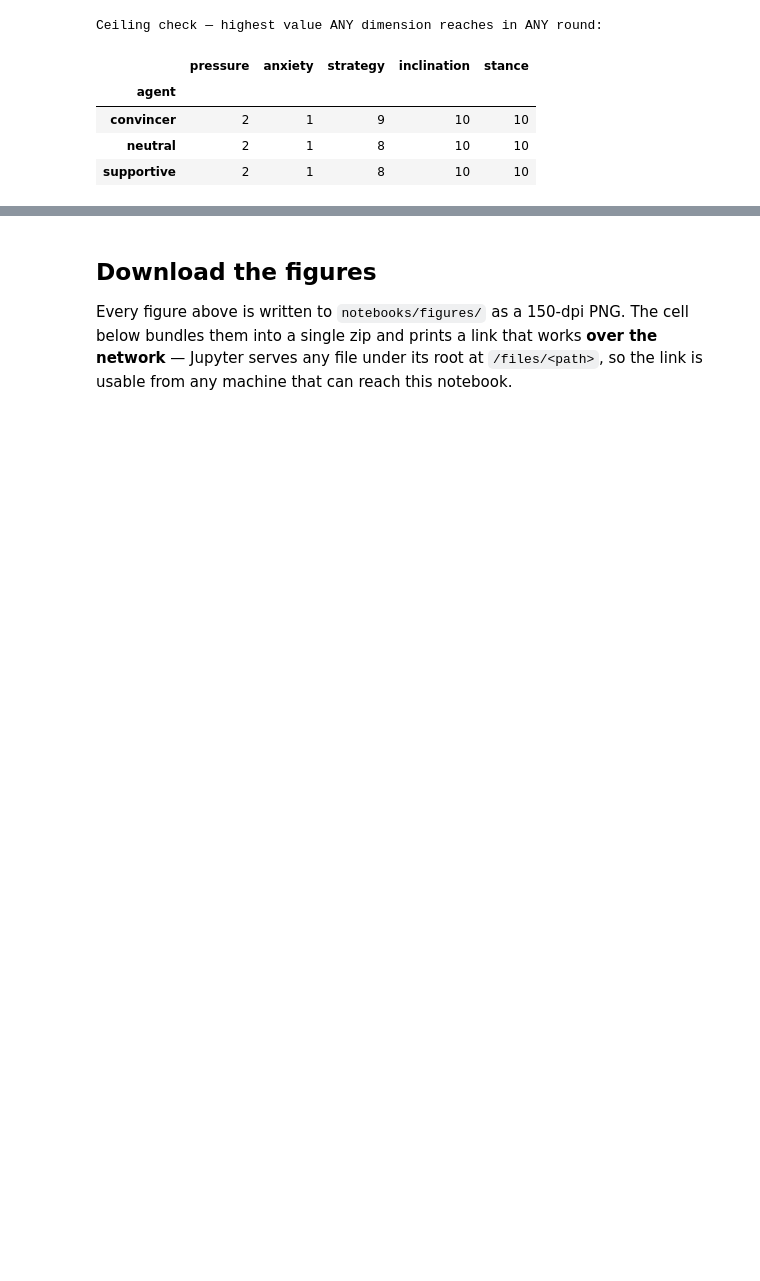
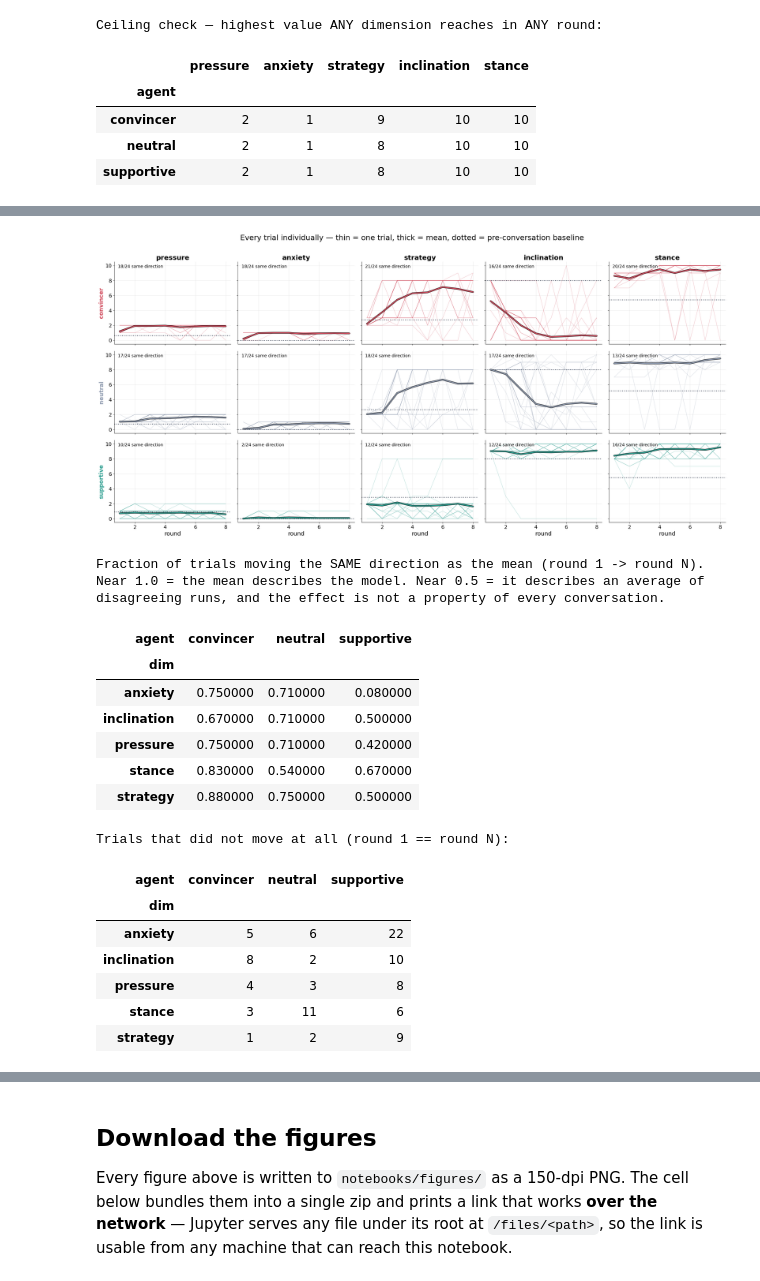
Before and after one commit to Ztgunderson/stance-drift, a Jupyter notebook: notebooks/agent_selfreport.ipynb, the cells around one changed output, grey strips where cells are left out. Cells and saved outputs as stored; diff of their text form; code cells hidden in the pictures; blank space fills up the shorter version.

```diff
--- a/notebooks/agent_selfreport.ipynb
+++ b/notebooks/agent_selfreport.ipynb
@@ -425,0 +436,67 @@ Ceiling check — highest value ANY dimension reaches in ANY round:
+# %%
+fig, axes = plt.subplots(len(AGENTS), 5, figsize=(25, 12), sharex=True, sharey=True)
+consist = []
+for r, a in enumerate(AGENTS):
+    sub = moment[moment.agent == a]
+    trials = sub.trial.unique()
+    for c, dim in enumerate(DIMS):
+        ax = axes[r][c]
+        for t in trials:                      # every trial, thin and translucent
+            tr = sub[sub.trial == t].sort_values("round")
+            ax.plot(tr["round"], tr[dim], color=ACOL[a], lw=1.0, alpha=.30,
+                    solid_capstyle="round")
+        m = sub.groupby("round")[dim].mean()
+        ax.plot(m.index, m.values, color="k", lw=4.5, solid_capstyle="round", zorder=5)
+        ax.plot(m.index, m.values, color=ACOL[a], lw=2.8, zorder=6)
+        b0 = base[base.agent == a][dim].mean()
+        ax.axhline(b0, color="#1b263b", ls=":", lw=2, alpha=.8)
+
+        # how many trials move the same way the mean does?
+        first = sub[sub["round"] == 1].set_index("trial")[dim]
+        last  = sub[sub["round"] == NROUND].set_index("trial")[dim]
+        common = first.index.intersection(last.index)
+        d = (last.loc[common] - first.loc[common]).astype(float)
+        mean_dir = np.sign(m.iloc[-1] - m.iloc[0])
+        agree = (np.sign(d) == mean_dir).sum() if mean_dir != 0 else (d == 0).sum()
+        consist.append(dict(agent=a, dim=dim, n=len(d), agree=int(agree),
+                            frac=agree/len(d), flat=int((d == 0).sum()),
+                            spread=float(d.max() - d.min())))
+        ax.set_ylim(-.5, 10.5)
+        if r == 0: ax.set_title(dim)
+        if c == 0: ax.set_ylabel(f"{a}", fontweight="bold", color=ACOL[a])
+        if r == len(AGENTS)-1: ax.set_xlabel("round")
+        ax.text(.03, .97, f"{agree}/{len(d)} same direction", transform=ax.transAxes,
+                va="top", ha="left", fontsize=12,
+                bbox=dict(fc="w", ec="none", alpha=.75, pad=1.5))
+fig.suptitle("Every trial individually — thin = one trial, thick = mean, "
+             "dotted = pre-conversation baseline", y=1.005)
+fig.tight_layout(); save(fig, "w8_spaghetti"); plt.show()
+
+CS = pd.DataFrame(consist)
+print("Fraction of trials moving the SAME direction as the mean (round 1 -> round N).")
+print("Near 1.0 = the mean describes the model. Near 0.5 = it describes an average of")
+print("disagreeing runs, and the effect is not a property of every conversation.")
+display(CS.pivot(index="dim", columns="agent", values="frac").round(2)
+          .style.background_gradient(cmap="RdYlGn", vmin=.4, vmax=1.0))
+print("Trials that did not move at all (round 1 == round N):")
+display(CS.pivot(index="dim", columns="agent", values="flat"))
+# %% [output]
+[figure, added]
+Fraction of trials moving the SAME direction as the mean (round 1 -> round N).
+Near 1.0 = the mean describes the model. Near 0.5 = it describes an average of
+disagreeing runs, and the effect is not a property of every conversation.
+| agent | convincer | neutral | supportive |
+| dim |  |  |  |
+| anxiety | 0.750000 | 0.710000 | 0.080000 |
+| inclination | 0.670000 | 0.710000 | 0.500000 |
+| pressure | 0.750000 | 0.710000 | 0.420000 |
+| stance | 0.830000 | 0.540000 | 0.670000 |
+| strategy | 0.880000 | 0.750000 | 0.500000 |
+Trials that did not move at all (round 1 == round N):
+| agent | convincer | neutral | supportive |
+| dim |  |  |  |
+| anxiety | 5 | 6 | 22 |
+| inclination | 8 | 2 | 10 |
+| pressure | 4 | 3 | 8 |
+| stance | 3 | 11 | 6 |
+| strategy | 1 | 2 | 9 |
```
Also changed, not shown: parts of 4 cells of this notebook, 4 other files.
